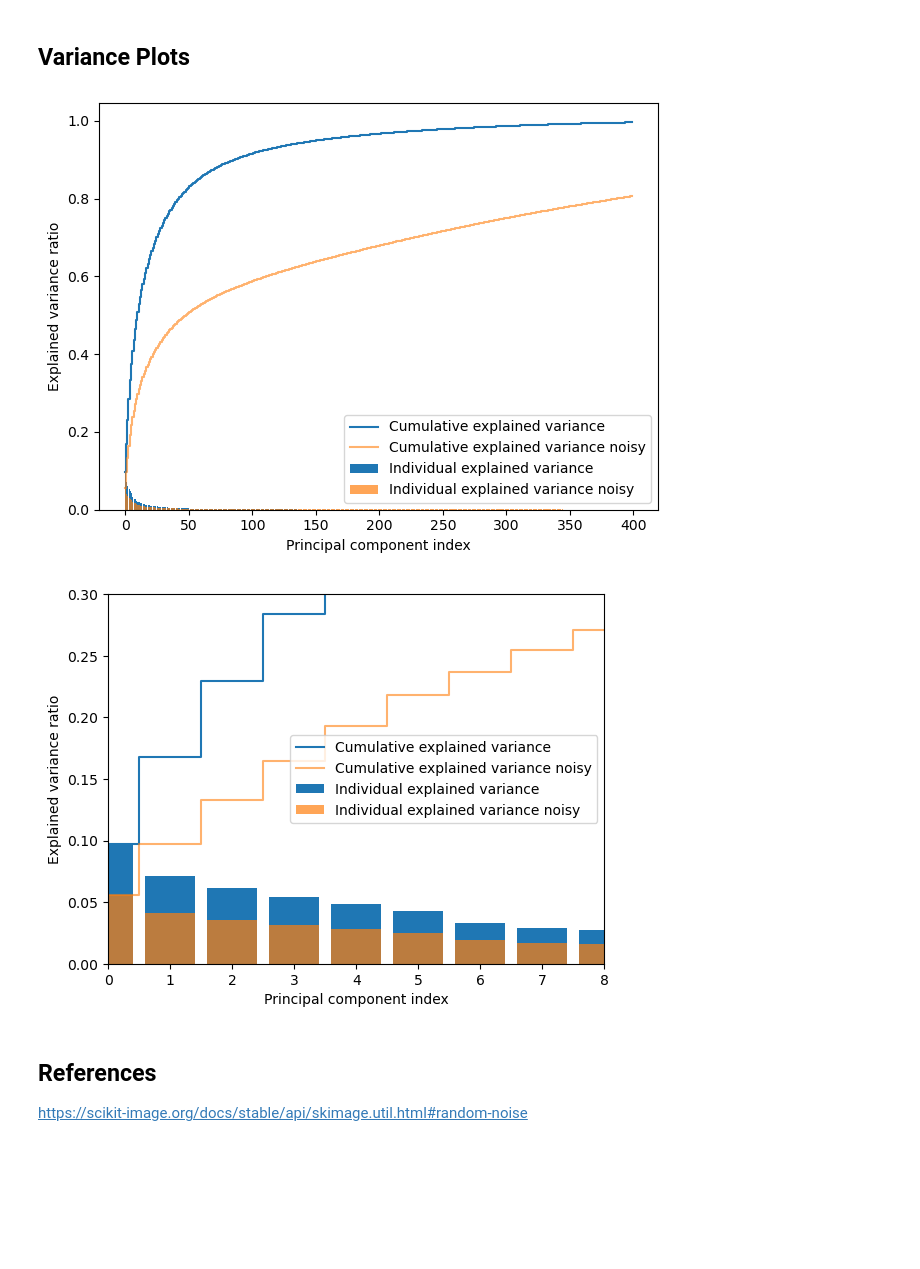
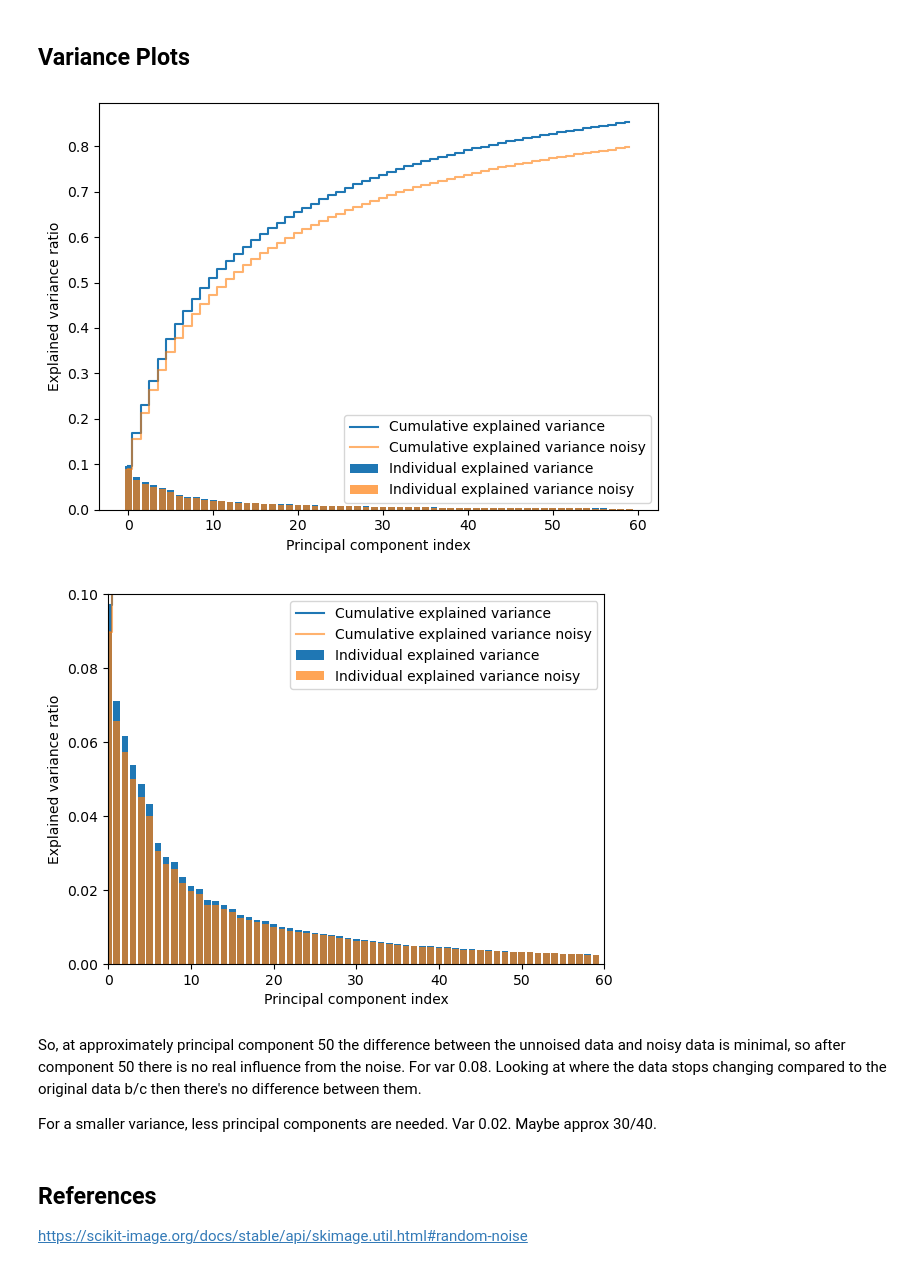
Before and after one commit to karlzam/school, a Jupyter notebook: phys555/assignment01/A1Q3-KZammit.ipynb, the cells around one changed output. Drawn from its saved outputs; the diff is of its cells as text; code cells hidden in the pictures; blank space fills up the shorter version.

```diff
--- a/phys555/assignment01/A1Q3-KZammit.ipynb
+++ b/phys555/assignment01/A1Q3-KZammit.ipynb
@@ -20,7 +20,7 @@ inp_tr=np.reshape(inp_tr,(-1,28*28))
 
 print(inp_tr.shape)
 
-var = 0.08
+var = 0.01
 noisy_images_tr = skimage.util.random_noise(inp_tr, mode='gaussian', seed=None, clip=True, var=var)
 print(noisy_images_tr.shape)
 
@@ -42,9 +42,11 @@ Text(0.5, 1.0, 'Noisy Image with Variance of 0.08')
 # %%
 # Not noisy data plots
 n_pic = np.random.choice(np.arange(len(inp_va)))
-print(n_pic)
 
-for kc in [20, 50, 200, 400]:
+# going with 250 as a starting point, as it looks to account for approx 90% of the variance of all of the data
+# for kc in [20, 50, 200, 250, 300, 400]: 250, 300. and 400 looked very similar
+#for kc in [100,150,200,250]:
+for kc in [60]:
     n_components=kc
     pca=PCA(n_components=n_components)
 
@@ -88,7 +86,7 @@ for kc in [20, 50, 200, 400]:
 ### Noisy data plots
 n_pic = np.random.choice(np.arange(len(noisy_images_tr)))
 
-for kc in [20, 50, 200, 400]:
+for kc in [60]:
     n_components=kc
     pca=PCA(n_components=n_components)
 
@@ -142,23 +137,27 @@ plt.legend(loc='best')
 plt.tight_layout()
 plt.show()
 # %% [output]
-[figure, old version]
+[figure, new version]
 # %%
 # Create the visualization plot zoomed in
 plt.bar(range(0,len(exp_var_pca_orig)), exp_var_pca_orig, alpha=1, align='center', label='Individual explained variance')
 plt.step(range(0,len(cum_sum_eigenvalues_orig)), cum_sum_eigenvalues_orig, where='mid',label='Cumulative explained variance')
 
 plt.bar(range(0,len(exp_var_pca_noisy)), exp_var_pca_noisy, alpha=0.7, align='center', label='Individual explained variance noisy')
 plt.step(range(0,len(cum_sum_eigenvalues_noisy)), cum_sum_eigenvalues_noisy, where='mid',label='Cumulative explained variance noisy', alpha=0.6)
 
 plt.ylabel('Explained variance ratio')
 plt.xlabel('Principal component index')
 plt.legend(loc='best')
-plt.xlim(0, 8)
-plt.ylim(0, 0.3)
+plt.xlim(0, 60)
+plt.ylim(0, 0.1)
 plt.show()
 # %% [output]
-[figure, old version]
+[figure, new version]
+# %% [markdown]
+So, at approximately principal component 50 the difference between the unnoised data and noisy data is minimal, so after component 50 there is no real influence from the noise. For var 0.08. Looking at where the data stops changing compared to the original data b/c then there's no difference between them.
+
+For a smaller variance, less principal components are needed. Var 0.02. Maybe approx 30/40.
 # %% [markdown]
 ## References
 
```
Also changed, not shown: parts of 3 cells of this notebook, 1 other file.
